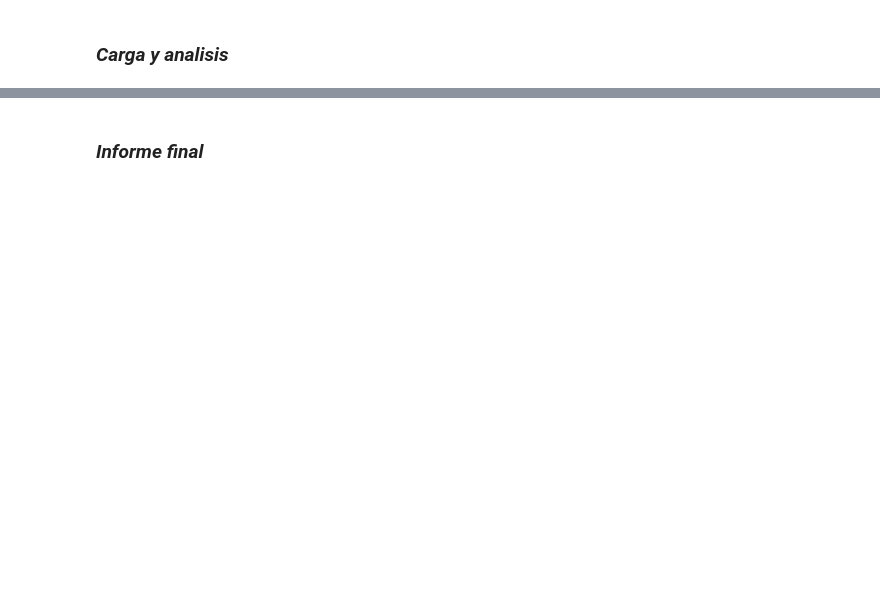
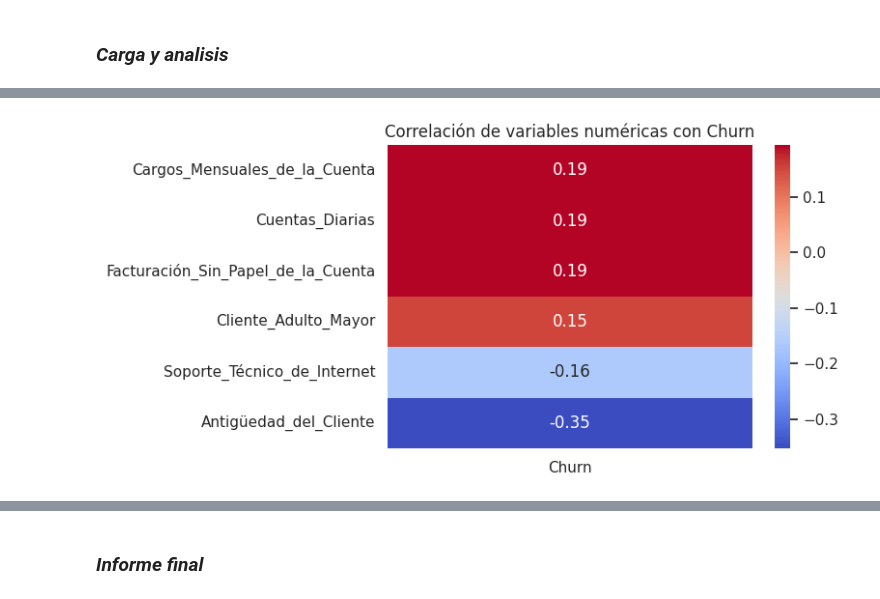
Before and after one commit to Brianbrowncoopman/challenge_desafio_telecom_x, a Jupyter notebook: desafio_telecom_X.ipynb, the cells around one changed output, grey strips where cells are left out. Cells and saved outputs as stored; diff of their text form; code cells hidden in the pictures; blank space fills up the shorter version.

```diff
--- a/desafio_telecom_X.ipynb
+++ b/desafio_telecom_X.ipynb
@@ -391,0 +498,6 @@ Name: count, dtype: int64
+# %%
+df_churn['Churn'] = df_churn['Churn'].astype(int)
+# %%
+corr_matrix = df_churn.corr(numeric_only=True)
+# %%
+churn_corr = corr_matrix['Churn'].drop('Churn').sort_values(ascending=False)
@@ -391,0 +514,8 @@ Name: count, dtype: int64
+# %%
+plt.figure(figsize=(8, 4))
+sns.heatmap(churn_corr.to_frame(), annot=True, cmap='coolwarm')
+plt.title('Correlación de variables numéricas con Churn')
+plt.tight_layout()
+plt.show()
+# %% [output]
+[figure, added]
```
Also changed, not shown: parts of 24 cells of this notebook.
